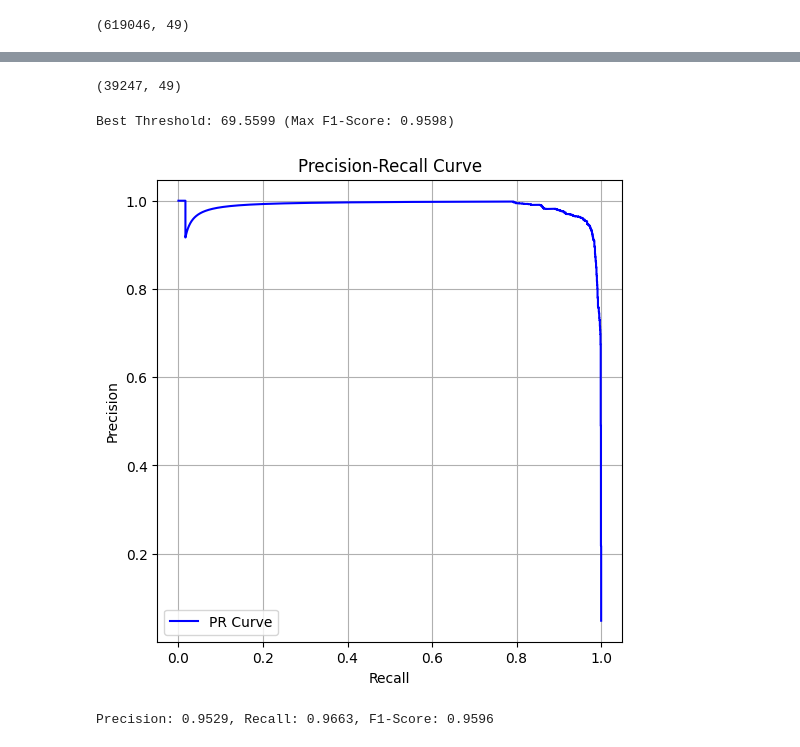
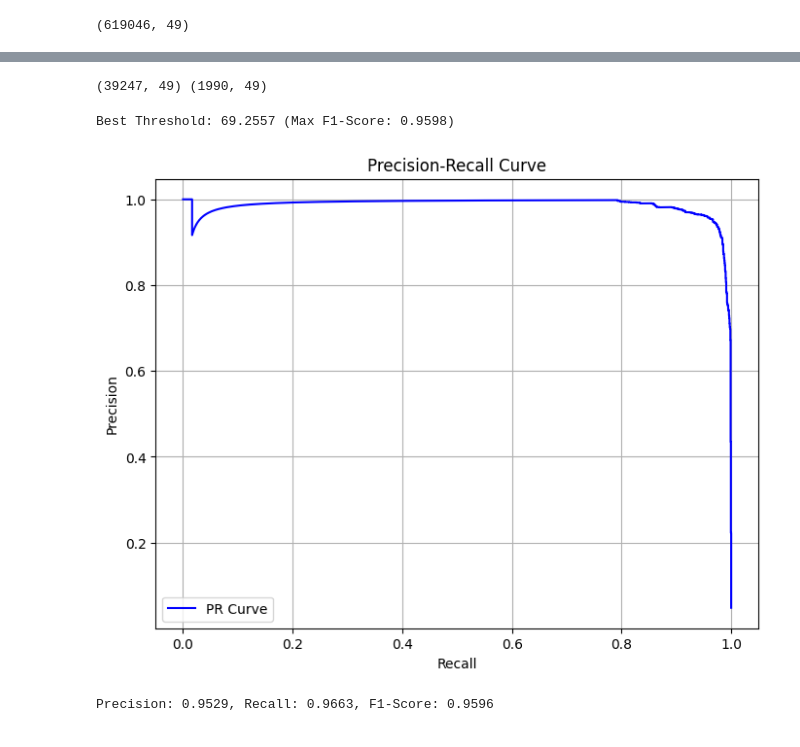
Before and after one commit to abeyyoseph/OtherProjects, a Jupyter notebook: NetworkTrafficAnomalyDetectionVAE/NetworkAnomalyDetection.ipynb, the cells around one changed output, grey strips where cells are left out. Saved outputs shown, nothing was run; the diff lists cells and outputs as text; code cells hidden in the pictures.

```diff
--- a/NetworkTrafficAnomalyDetectionVAE/NetworkAnomalyDetection.ipynb
+++ b/NetworkTrafficAnomalyDetectionVAE/NetworkAnomalyDetection.ipynb
@@ -24,7 +26,7 @@ column_names = [
     "dst_host_srv_serror_rate", "dst_host_rerror_rate", "dst_host_srv_rerror_rate", "label"
 ]
 
-network_data = pd.read_csv("kddcup.data.corrected", names=column_names, header=None)
+network_data = pd.read_csv(f"{data_dir}/kddcup.data.corrected", names=column_names, header=None)
 # %%
 print(network_data.info())
 # %% [output]
@@ -103,7 +105,7 @@ normal_http_data = network_data_http[network_data_http["label"] == "normal."].dr
 
 # One hot encode the categorical features
 categorical_cols = ["protocol_type", "service", "flag"]
-encoder = OneHotEncoder(sparse=False, handle_unknown="ignore")
+encoder = OneHotEncoder(handle_unknown="ignore", sparse_output=False)
 encoded_categories = encoder.fit_transform(normal_http_data[categorical_cols])
 # %%
 # Standardize numerical features
@@ -218,6 +215,12 @@ criterion = vae.loss_function
 train_loader = DataLoader(TensorDataset(train_tensor), batch_size=batch_size, shuffle=True)
 val_loader = DataLoader(TensorDataset(val_tensor), batch_size=batch_size)
 # %%
+best_model_path = "best_vae_model.pth"
+best_val_loss = float("inf")
+
+all_train_loss = []
+all_val_loss = []
+
 # Training loop
 for epoch in range(num_epochs):
     print(f"Epoch {epoch+1}: Learning Rate: {optimizer.param_groups[0]['lr']}")
@@ -251,6 +254,9 @@ for epoch in range(num_epochs):
     train_loss /= len(train_loader)
     val_loss /= len(val_loader)
 
+    all_train_loss.append(train_loss)
+    all_val_loss.append(val_loss)
+
     scheduler.step(val_loss)
 
     print(f"Epoch [{epoch+1}/{num_epochs}] - Train Loss: {train_loss:.4f} | Val Loss: {val_loss:.4f}")
@@ -280,10 +302,4 @@ Epoch [50/50] - Train Loss: 438.8711 | Val Loss: 438.8265
 # %%
 # Read in the separate test data file
-test_data = pd.read_csv("corrected", names=column_names, header=None)
-
-# Get the http service data and separate into normal/anomalous
-test_http_data = test_data[test_data["service"] == "http"]
-
-# Separate into normal and anomalous
-normal_test_http = test_http_data[test_http_data["label"] == "normal."].drop(columns="label")
-anomalous_test_http = test_http_data[test_http_data["label"] != "normal."].drop(columns="label")
+test_data = pd.read_csv(f"{data_dir}/corrected/corrected", names=column_names, header=None)
+print(test_data["label"].value_counts())
@@ -298,9 +338,9 @@ anomalous_test_encoded = encoder.transform(anomalous_test_http[categorical_cols]
 anomalous_test_scaled = scaler.transform(anomalous_test_http[numerical_cols])
 anomalous_test_transformed = np.hstack([anomalous_test_scaled, anomalous_test_encoded])
 # %%
-normal_test_transformed.shape
+print(normal_test_transformed.shape, anomalous_test_transformed.shape)
 # %% [output]
-(39247, 49)
+(39247, 49) (1990, 49)
 # %%
 # Run data through the VAE and get the associated reconstruction error
 def compute_reconstruction_error(vae, data):
@@ -324,27 +365,27 @@ y_scores = np.concatenate([normal_errors, anomalous_errors])  # Reconstruction e
 # %%
 # Compute Precision-Recall curve
 precision, recall, thresholds = precision_recall_curve(y_true, y_scores)
 
 # Compute F1 score for each threshold
-f1_scores = 2 * (precision * recall) / (precision + recall + 1e-10) # Avoid div by zero
+f1_scores = 2 * (precision * recall) / (precision + recall + 1e-10) # Add 1e-10 to avoid div by zero
 
 # Find the threshold with the max F1 score
 best_idx = np.argmax(f1_scores)
 best_threshold = thresholds[best_idx]
 
 print(f"Best Threshold: {best_threshold:.4f} (Max F1-Score: {f1_scores[best_idx]:.4f})")
 
 # Plot Precision-Recall curve
-plt.figure(figsize=(6, 6))
+plt.figure(figsize=(8, 6))
 plt.plot(recall, precision, label=f"PR Curve", color="blue")
 plt.xlabel("Recall")
 plt.ylabel("Precision")
 plt.title("Precision-Recall Curve")
 plt.legend()
 plt.grid()
 plt.show()
 # %% [output]
-Best Threshold: 69.5599 (Max F1-Score: 0.9598)
+Best Threshold: 69.2557 (Max F1-Score: 0.9598)
-[figure, old version]
+[figure, new version]
 # %%
 # Use the highest performing threshold from the PR curve
```
Also changed, not shown: parts of 12 cells of this notebook, 3 other files.
